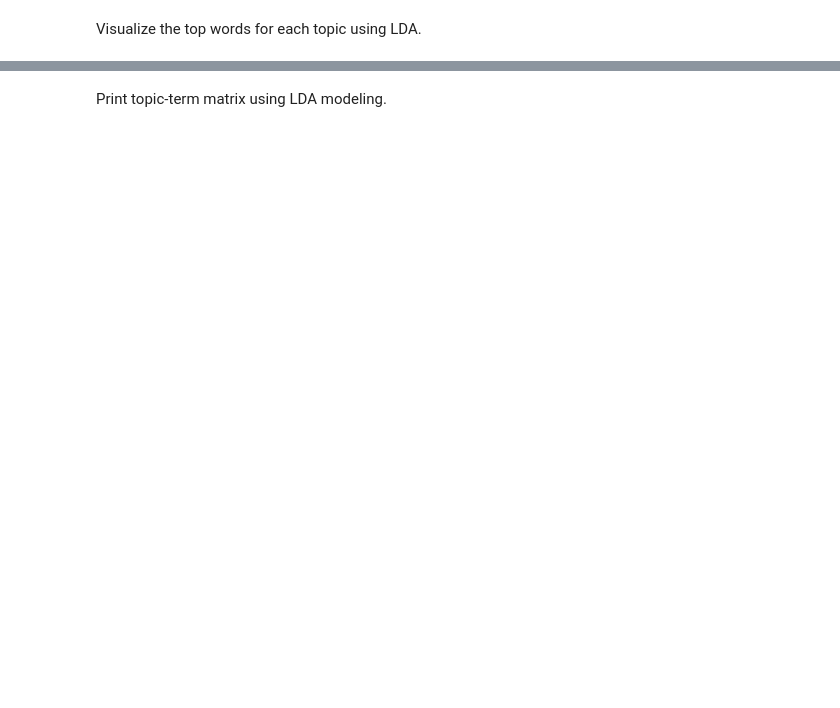
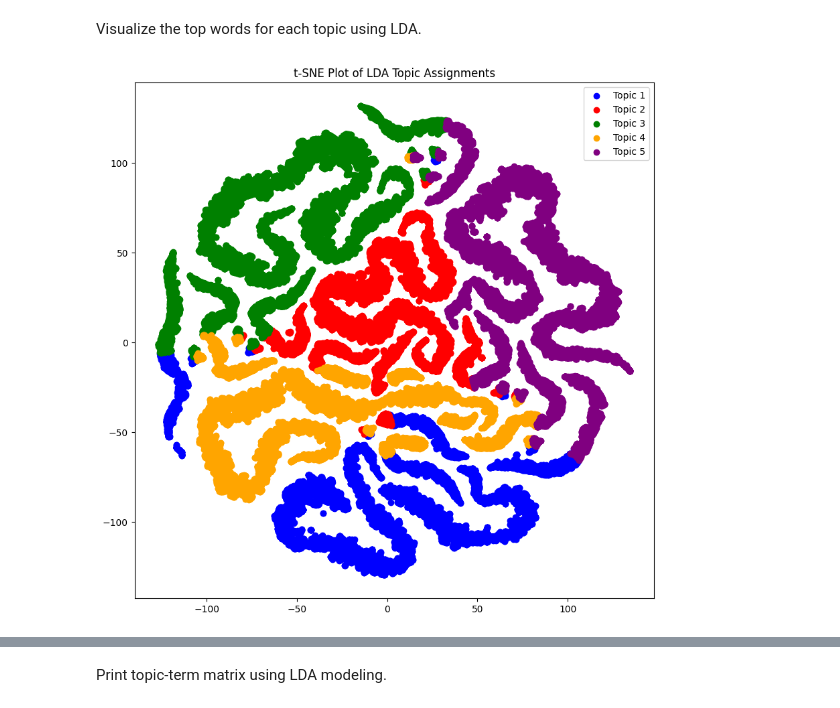
Before and after one commit to gvogt2023/Humor-Detection-Capstone, a Jupyter notebook: topic_modeling.ipynb, the cells around one changed output, grey strips where cells are left out. Cells and saved outputs as stored; diff of their text form; code cells hidden in the pictures; blank space fills up the shorter version.

```diff
--- a/topic_modeling_encoder.ipynb
+++ b/topic_modeling.ipynb
@@ -333,5 +180,16 @@ tsne_lda = tsne_model.fit_transform(doc_topics)
 # %% [markdown]
 Visualize the top words for each topic using LDA.
+# %%
+# Create a scatter plot of the t-SNE results, with each point colored according to its assigned topic
+fig, ax = plt.subplots(figsize=(10, 10))
+for i in range(5):
+    ax.scatter(tsne_lda[:, 0][np.where(assigned_topics == i)], tsne_lda[:, 1][np.where(assigned_topics == i)], c=colors[i], label=f'Topic {i+1}')
+
+ax.legend()
+ax.set_title("t-SNE Plot of LDA Topic Assignments")
+plt.show()
+# %% [output]
+[figure, added]
 # %%
 import matplotlib.pyplot as plt
 
```
Also changed, not shown: parts of 37 cells of this notebook, 2 other files.
